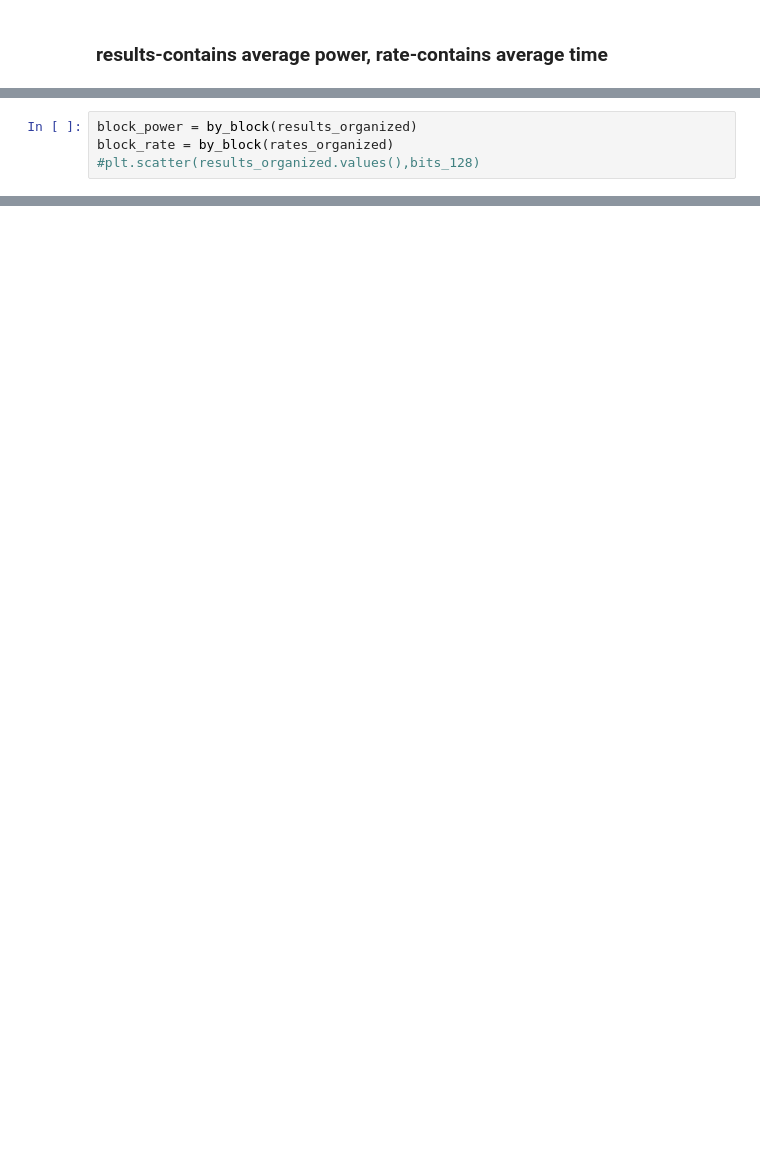
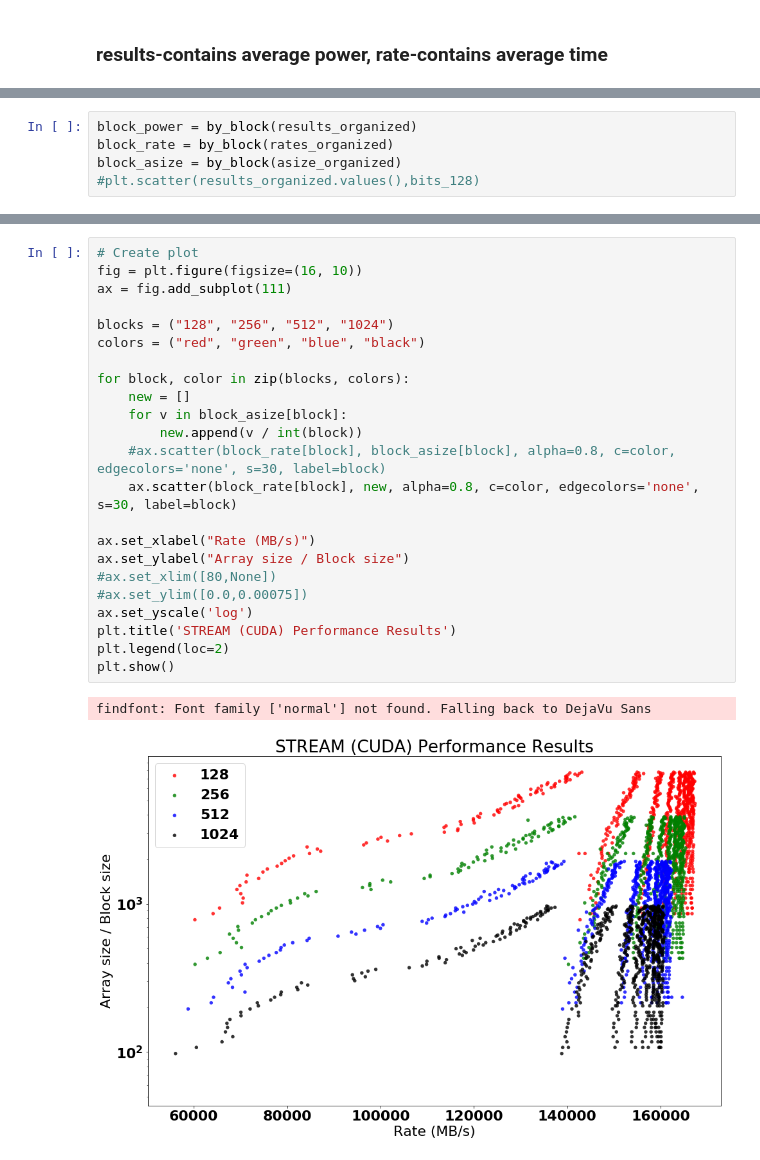
Before and after one commit to YulianaGomez/power, a Jupyter notebook: nvidia_gpus/stream_analysis/big_analysis.ipynb, the cells around one changed output, grey strips where cells are left out. Drawn from its saved outputs; the diff is of its cells as text; blank space fills up the shorter version.

```diff
--- a/nvidia_gpus/stream_analysis/big_analysis.ipynb
+++ b/nvidia_gpus/stream_analysis/big_analysis.ipynb
@@ -145,6 +167,7 @@ def by_block(dic_data):
 # %%
 block_power = by_block(results_organized)
 block_rate = by_block(rates_organized)
+block_asize = by_block(asize_organized)
 #plt.scatter(results_organized.values(),bits_128)
 # %%
 print (len(block_power['128']))
@@ -161,0 +216,26 @@ x = )
+# %%
+# Create plot
+fig = plt.figure(figsize=(16, 10))
+ax = fig.add_subplot(111)
+
+blocks = ("128", "256", "512", "1024")
+colors = ("red", "green", "blue", "black")
+
+for block, color in zip(blocks, colors):
+    new = []
+    for v in block_asize[block]:
+        new.append(v / int(block))
+    #ax.scatter(block_rate[block], block_asize[block], alpha=0.8, c=color, edgecolors='none', s=30, label=block)
+    ax.scatter(block_rate[block], new, alpha=0.8, c=color, edgecolors='none', s=30, label=block)
+
+ax.set_xlabel("Rate (MB/s)")
+ax.set_ylabel("Array size / Block size")
+#ax.set_xlim([80,None])
+#ax.set_ylim([0.0,0.00075])
+ax.set_yscale('log')
+plt.title('STREAM (CUDA) Performance Results')
+plt.legend(loc=2)
+plt.show()
+# %% [output]
+findfont: Font family ['normal'] not found. Falling back to DejaVu Sans
+[figure, added]
```
Also changed, not shown: parts of 7 cells of this notebook.
